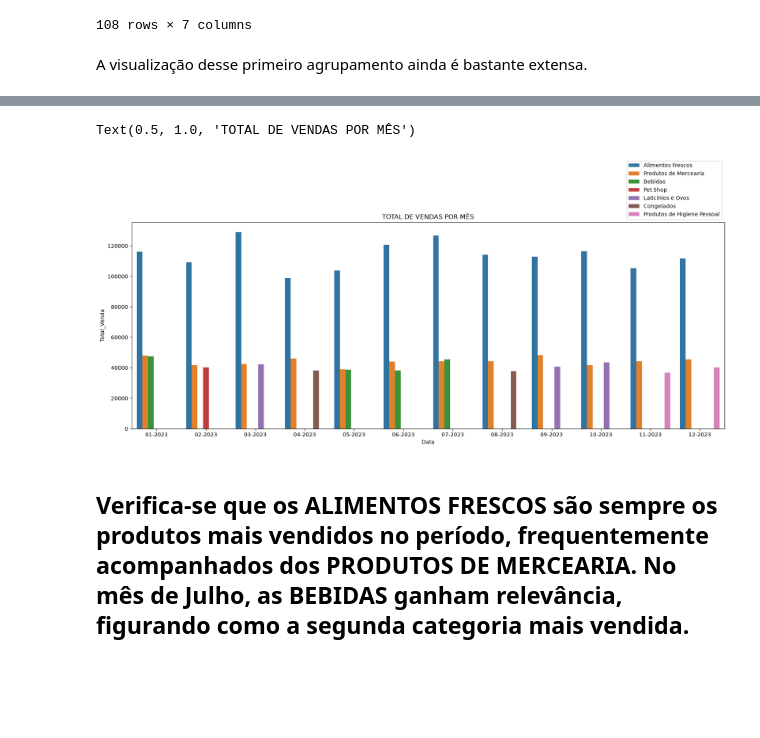
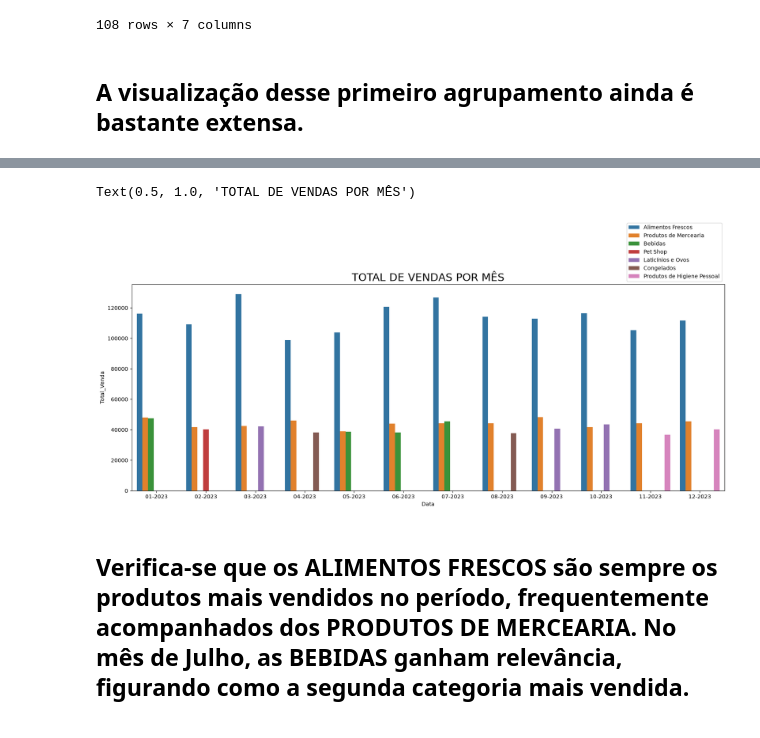
Before and after one commit to cleber-lamartine/Projeto_Analise_de_Dados, a Jupyter notebook: projeto.ipynb, the cells around one changed output, grey strips where cells are left out. Saved outputs shown, nothing was run; the diff lists cells and outputs as text; code cells hidden in the pictures; blank space fills up the shorter version.

```diff
--- a/projeto.ipynb
+++ b/projeto.ipynb
@@ -107,7 +107,7 @@ vendas_mensal
 |  | Utilidades Domésticas | PanelasTalheresCoposProdutos desc... | 2979.46 | 1308 | 10.32 | 29239.6143 | 5833 | 382651.91 |
 108 rows × 7 columns
 # %% [markdown]
-A visualização desse primeiro agrupamento ainda é bastante extensa.
+## A visualização desse primeiro agrupamento ainda é bastante extensa.
 # %%
 # Vamos agrupar as três principais categorias de cada mês para permitir visualizar todas as linhas.
 vendas_mensal_agrupado = vendas_mensal.sort_values(['Data','Total_Venda'], ascending=[True, False]).groupby('Data').head(3)
@@ -134,11 +134,11 @@ vendas_mensal_agrupado
 # %%
 plt.figure(figsize=(20,7))
 sns.barplot(vendas_mensal_agrupado, x='Data', y='Total_Venda', hue='Categoria')
 plt.legend(loc='lower right',  bbox_to_anchor=(1, 1))
-plt.title('TOTAL DE VENDAS POR MÊS', loc='center')
+plt.title('TOTAL DE VENDAS POR MÊS', loc='center',size='20')
 # %% [output]
 Text(0.5, 1.0, 'TOTAL DE VENDAS POR MÊS')
-[figure, old version]
+[figure, new version]
 # %% [markdown]
 ## Verifica-se que os ALIMENTOS FRESCOS são sempre os produtos mais vendidos no período, frequentemente acompanhados dos PRODUTOS DE MERCEARIA. No mês de Julho, as BEBIDAS ganham relevância, figurando como a segunda categoria mais vendida.
 ## No mês de Outubro, os LATICÍNIOS E OVOS se destacam como a segunda categoria em volume de vendas.
```
Also changed, not shown: parts of 11 cells of this notebook.
